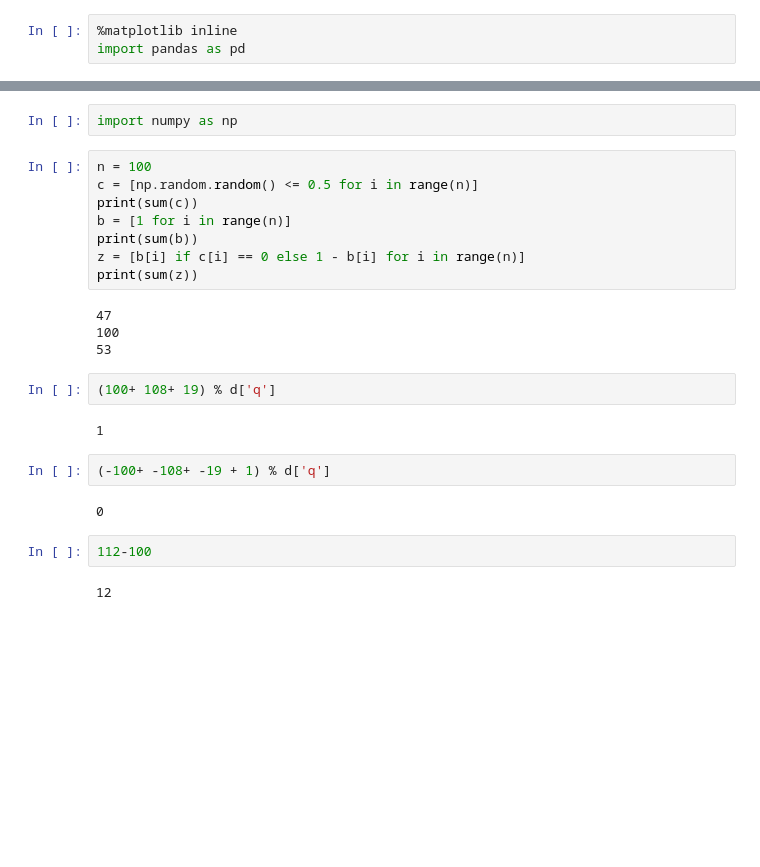
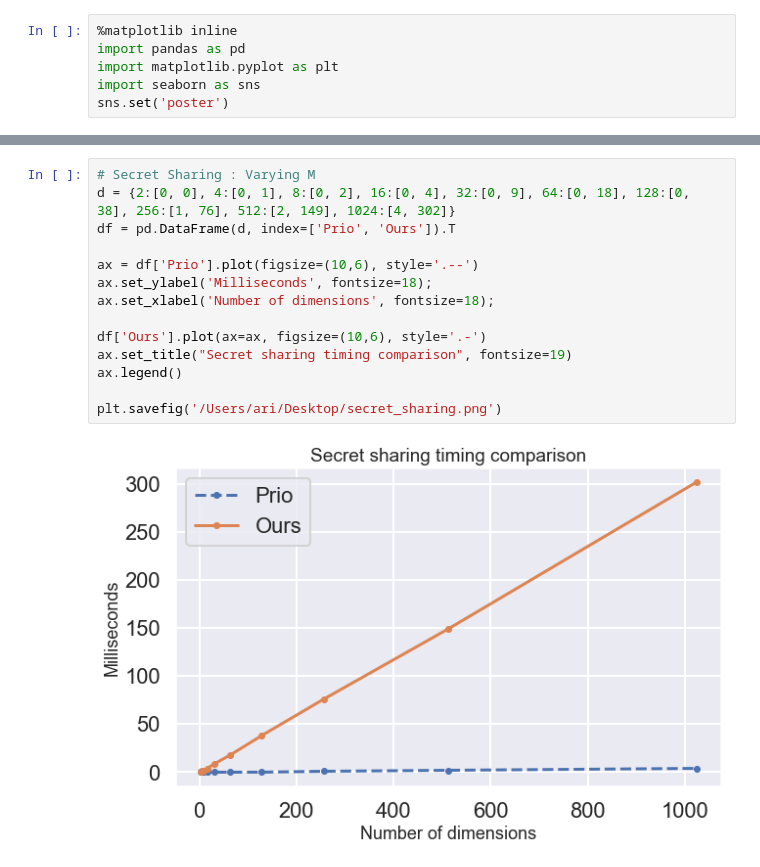
Before and after one commit to abiswas3/Verifiable-Differential-Privacy, a Jupyter notebook: scripts_for_paper/PlotsForPaper.ipynb, the cells around one changed output, grey strips where cells are left out. Saved outputs shown, nothing was run; the diff lists cells and outputs as text; blank space fills up the shorter version.

Commit message:
All plots for paper done

```diff
--- a/scripts_for_paper/PlotsForPaper.ipynb
+++ b/scripts_for_paper/PlotsForPaper.ipynb
@@ -1,3 +1,6 @@
 # %%
 %matplotlib inline
 import pandas as pd
+import matplotlib.pyplot as plt
+import seaborn as sns
+sns.set('poster')
@@ -52,26 +7,16 @@ com(112, 56)
-# %%
-import numpy as np
-# %%
-n = 100
-c = [np.random.random() <= 0.5 for i in range(n)]
-print(sum(c))
-b = [1 for i in range(n)]
-print(sum(b))
-z = [b[i] if c[i] == 0 else 1 - b[i] for i in range(n)]
-print(sum(z))
-# %% [output]
-47
-100
-53
-# %%
-(100+ 108+ 19) % d['q']
-# %% [output]
-1
-# %%
-(-100+ -108+ -19 + 1) % d['q']
-# %% [output]
-0
-# %%
-112-100
-# %% [output]
-12
+# %%
+# Secret Sharing : Varying M
+d = {2:[0, 0], 4:[0, 1], 8:[0, 2], 16:[0, 4], 32:[0, 9], 64:[0, 18], 128:[0, 38], 256:[1, 76], 512:[2, 149], 1024:[4, 302]}
+df = pd.DataFrame(d, index=['Prio', 'Ours']).T
+
+ax = df['Prio'].plot(figsize=(10,6), style='.--')
+ax.set_ylabel('Milliseconds', fontsize=18);
+ax.set_xlabel('Number of dimensions', fontsize=18);
+
+df['Ours'].plot(ax=ax, figsize=(10,6), style='.-')
+ax.set_title("Secret sharing timing comparison", fontsize=19)
+ax.legend()
+
+plt.savefig('/Users/ari/Desktop/secret_sharing.png')
+# %% [output]
+[figure, added]
```
Also changed, not shown: parts of 6 cells of this notebook, 7 other files.
